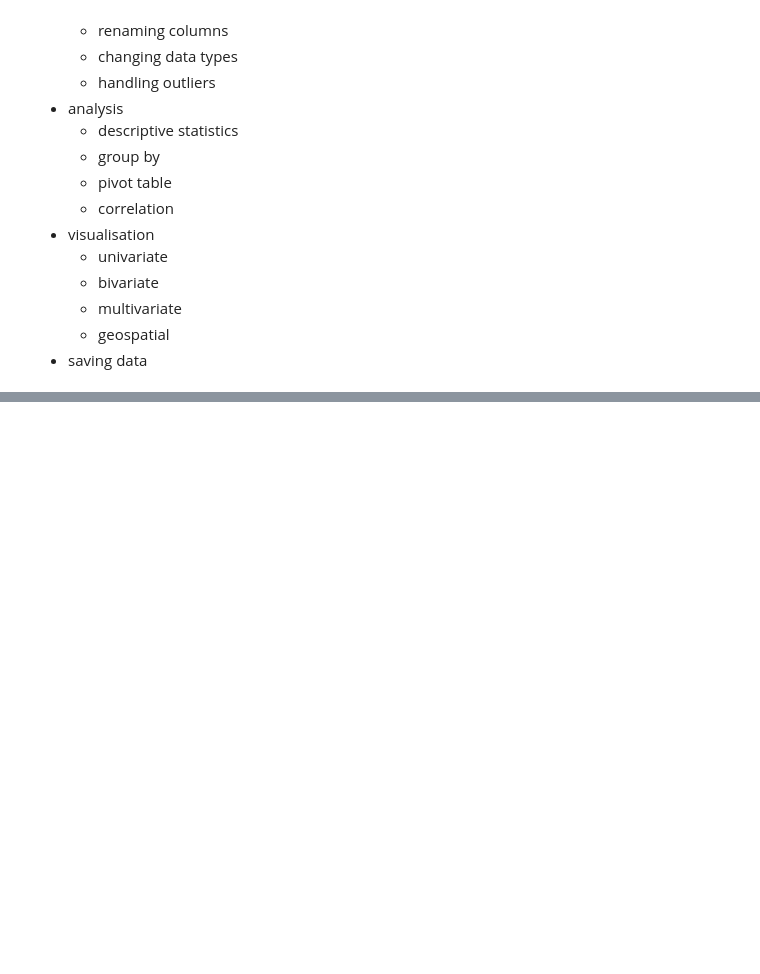
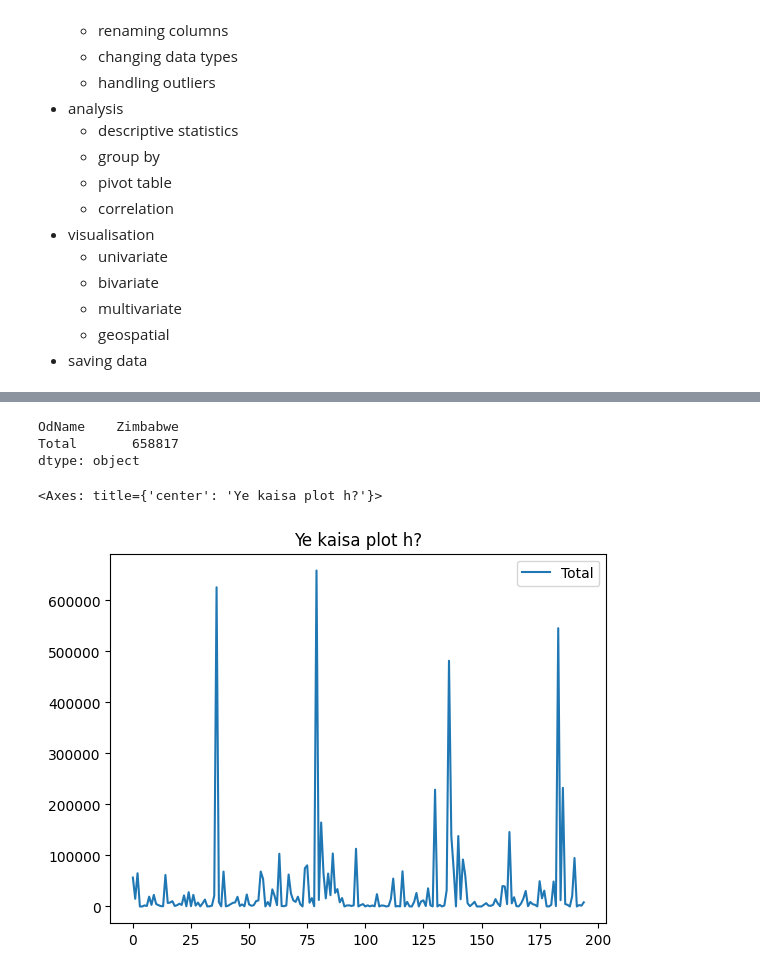
Before and after one commit to y-usuf09/Python---Data-Analytics, a Jupyter notebook: pandas_basics/Analysis.ipynb, the cells around one changed output, grey strips where cells are left out. Saved outputs shown, nothing was run; the diff lists cells and outputs as text; code cells hidden in the pictures; blank space fills up the shorter version.

```diff
--- a/pandas_basics/Analysis.ipynb
+++ b/pandas_basics/Analysis.ipynb
@@ -95,0 +473,2 @@ What to do in pandas
+# %%
+df['bekar'] = 10  # add column wies
@@ -95,0 +491,4 @@ What to do in pandas
+# %%
+random_nums = np.random.randint(1,1000,195)
+df['random'] = random_nums
+df
@@ -95,0 +576,3 @@ What to do in pandas
+# %%
+df['Total'] = df[list(range(1980,2013))].sum(axis=1)
+df
@@ -95,0 +609,11 @@ What to do in pandas
+# %%
+df[['OdName','Total']].max()
+# %% [output]
+OdName    Zimbabwe
+Total       658817
+dtype: object
+# %%
+df[['OdName','Total']].plot(title='Ye kaisa plot h?')
+# %% [output]
+<Axes: title={'center': 'Ye kaisa plot h?'}>
+[figure, added]
```
Also changed, not shown: parts of 41 cells of this notebook, 1 other file.
